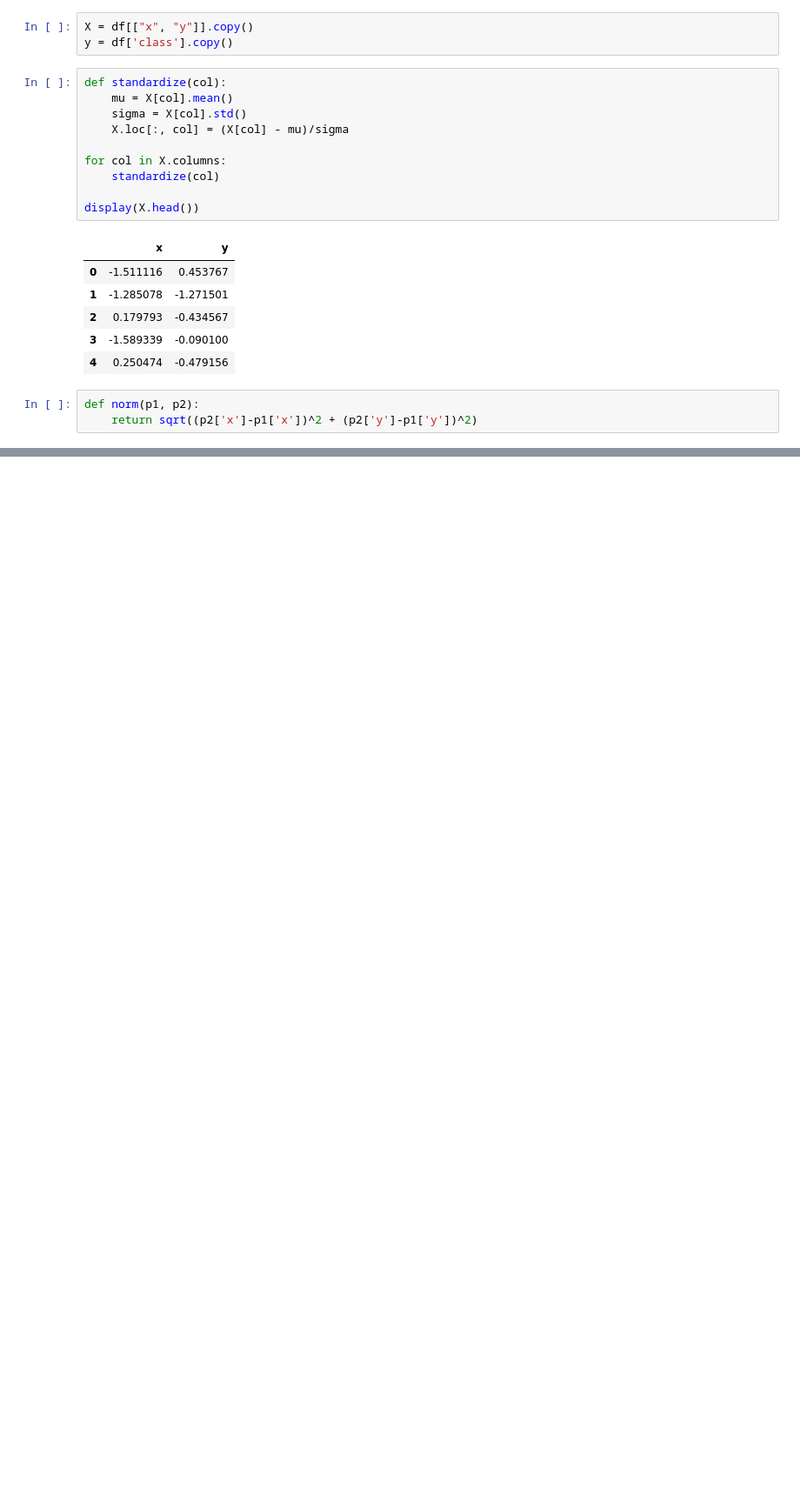
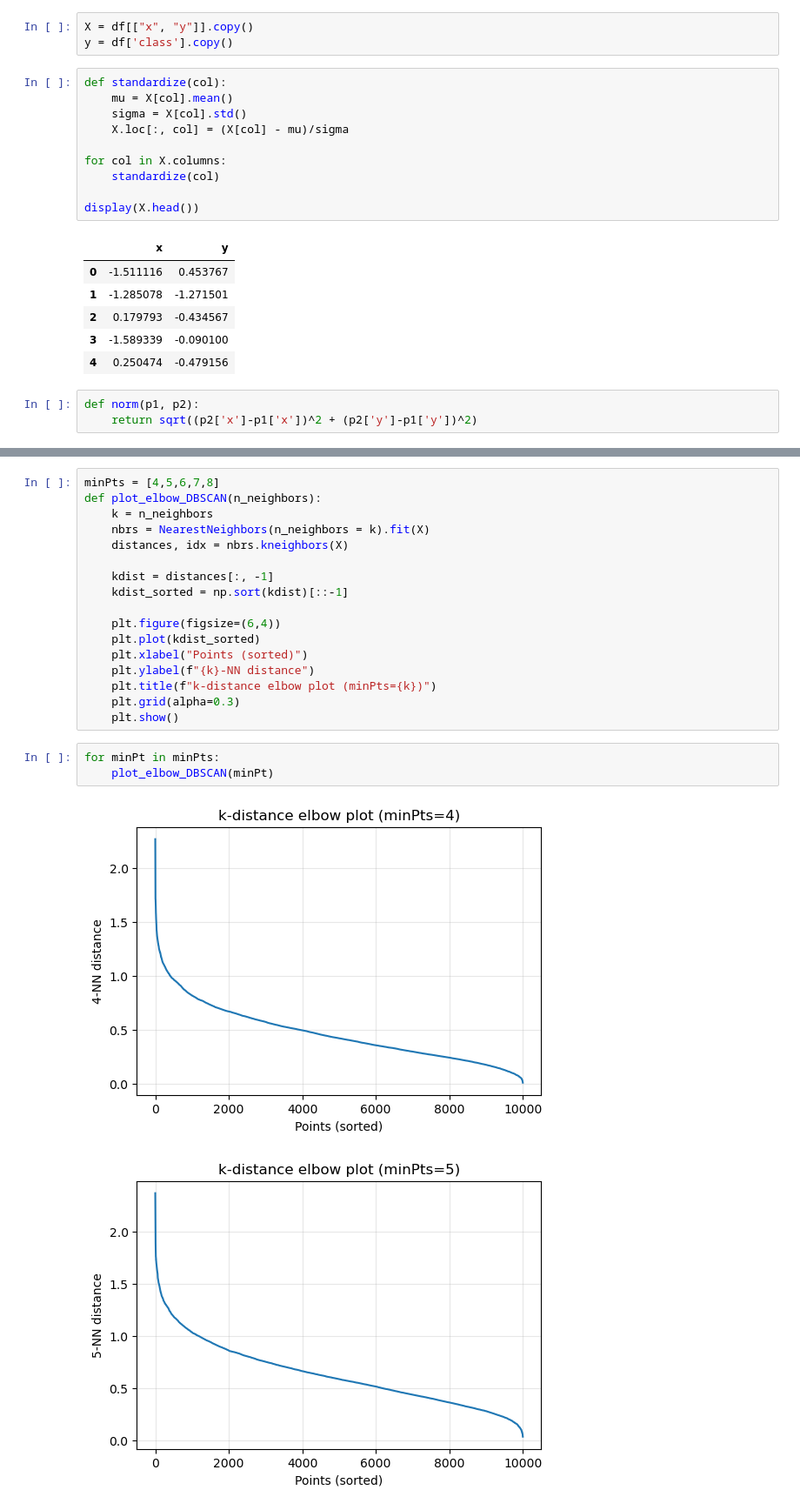
Before and after one commit to vatslgoswami/IML_A2, a Jupyter notebook: clustering.ipynb, the cells around one changed output, grey strips where cells are left out. Shown at 87% size. Cells and saved outputs as stored; diff of their text form; blank space fills up the shorter version.

```diff
--- a/clustering.ipynb
+++ b/clustering.ipynb
@@ -140,0 +288,23 @@ k_means(X, 5)
+# %%
+minPts = [4,5,6,7,8]
+def plot_elbow_DBSCAN(n_neighbors):
+    k = n_neighbors
+    nbrs = NearestNeighbors(n_neighbors = k).fit(X)
+    distances, idx = nbrs.kneighbors(X)
+
+    kdist = distances[:, -1]
+    kdist_sorted = np.sort(kdist)[::-1]
+
+    plt.figure(figsize=(6,4))
+    plt.plot(kdist_sorted)
+    plt.xlabel("Points (sorted)")
+    plt.ylabel(f"{k}-NN distance")
+    plt.title(f"k-distance elbow plot (minPts={k})")
+    plt.grid(alpha=0.3)
+    plt.show()
+# %%
+for minPt in minPts:
+    plot_elbow_DBSCAN(minPt)
+# %% [output]
+[figure, added]
+[figure, added]
```
Also changed, not shown: parts of 15 cells of this notebook.
